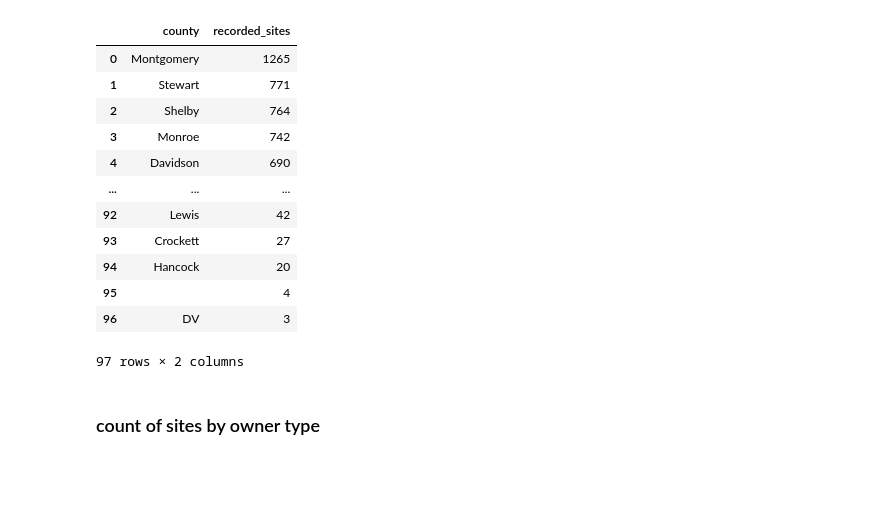
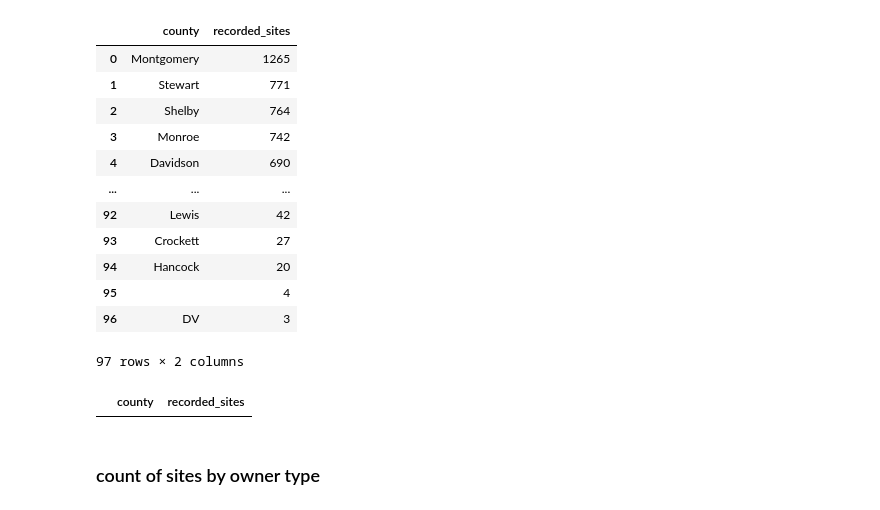
Before and after one commit to Tara-Nicole-Data/archaeological-sites-and-tourism-economic-impact, a Jupyter notebook: notebooks/Sites-Analysis.ipynb, the cells around one changed output. Drawn from its saved outputs; the diff is of its cells as text; code cells hidden in the pictures; blank space fills up the shorter version.

```diff
--- a/notebooks/Sites-Analysis.ipynb
+++ b/notebooks/Sites-Analysis.ipynb
@@ -94,6 +94,11 @@ counties
 | 95 |  | 4 |
 | 96 | DV | 3 |
 97 rows × 2 columns
+# %%
+counties_2 = counties[counties["county"].str.contains("DV| ") == False]
+counties_2
+# %% [output]
+|  | county | recorded_sites |
 # %% [markdown]
 ### count of sites by owner type
 # %%
```
Also changed, not shown: 2 other files.
